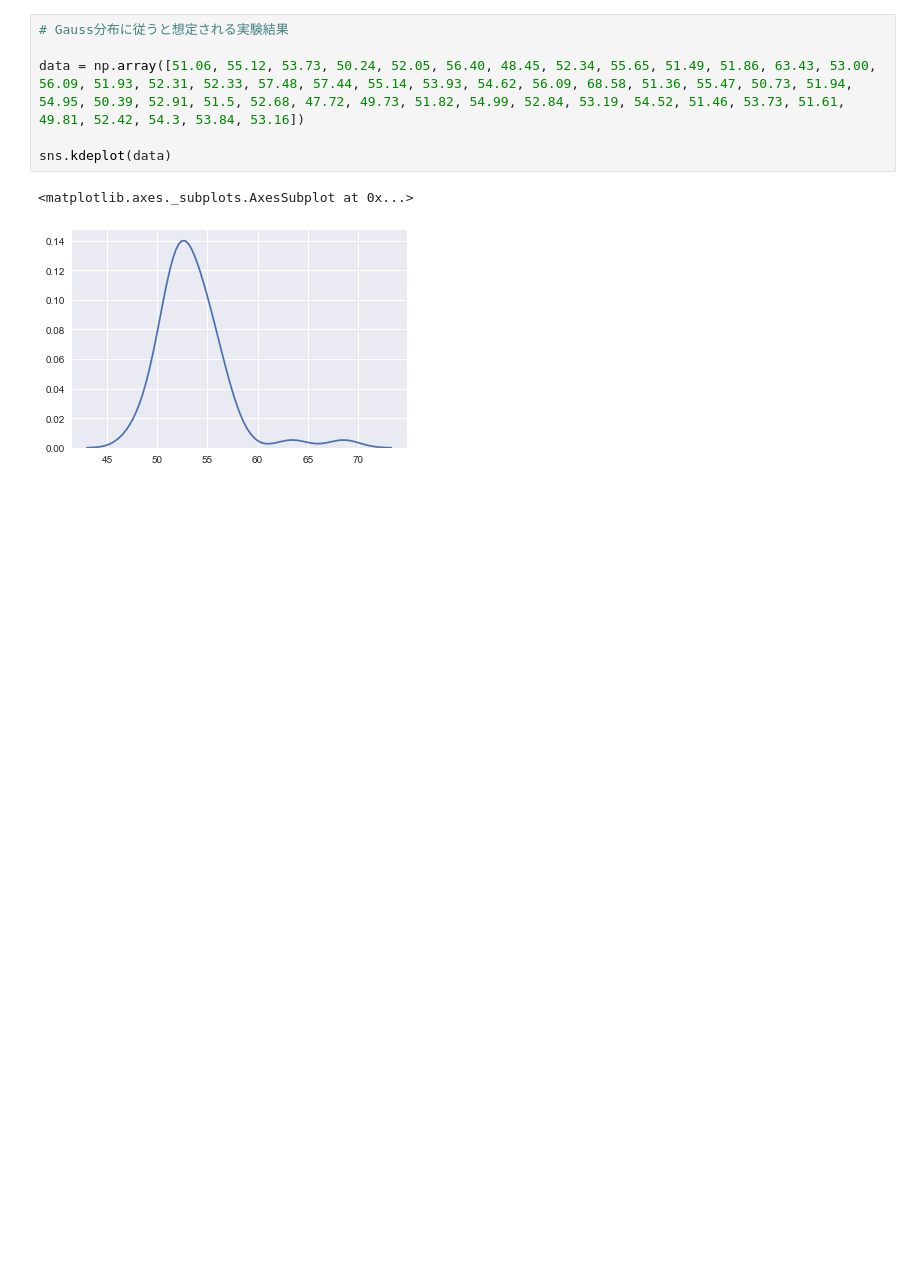
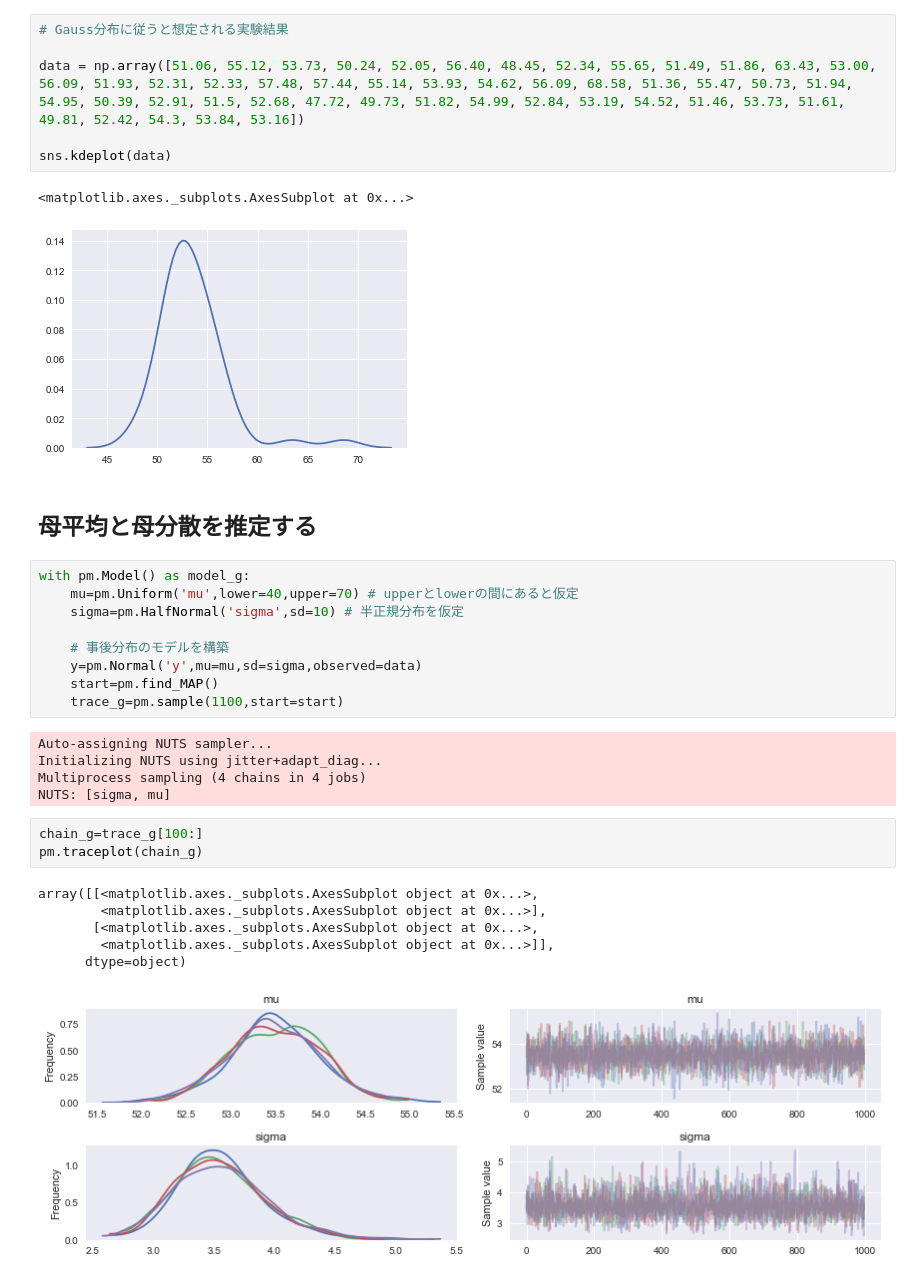
Before and after one commit to hiroaki8388/datascienceEdu, a Jupyter notebook: notebook/複数パラメータの取り扱いと階層モデル.ipynb, the cells around one changed output. Saved outputs shown, nothing was run; the diff lists cells and outputs as text; blank space fills up the shorter version.

```diff
--- a/notebook/複数パラメータの取り扱いと階層モデル.ipynb
+++ b/notebook/複数パラメータの取り扱いと階層モデル.ipynb
@@ -18,3 +19,29 @@ sns.kdeplot(data)
 # %% [output]
 <matplotlib.axes._subplots.AxesSubplot at 0x...>
 [figure]
+# %% [markdown]
+## 母平均と母分散を推定する
+# %%
+with pm.Model() as model_g:
+    mu=pm.Uniform('mu',lower=40,upper=70) # upperとlowerの間にあると仮定
+    sigma=pm.HalfNormal('sigma',sd=10) # 半正規分布を仮定
+
+    # 事後分布のモデルを構築
+    y=pm.Normal('y',mu=mu,sd=sigma,observed=data)
+    start=pm.find_MAP()
+    trace_g=pm.sample(1100,start=start)
+# %% [output]
+Auto-assigning NUTS sampler...
+Initializing NUTS using jitter+adapt_diag...
+Multiprocess sampling (4 chains in 4 jobs)
+NUTS: [sigma, mu]
+# %%
+chain_g=trace_g[100:]
+pm.traceplot(chain_g)
+# %% [output]
+array([[<matplotlib.axes._subplots.AxesSubplot object at 0x...>,
+        <matplotlib.axes._subplots.AxesSubplot object at 0x...>],
+       [<matplotlib.axes._subplots.AxesSubplot object at 0x...>,
+        <matplotlib.axes._subplots.AxesSubplot object at 0x...>]],
+      dtype=object)
+[figure, added]
```
Also changed, not shown: parts of 6 cells of this notebook.
